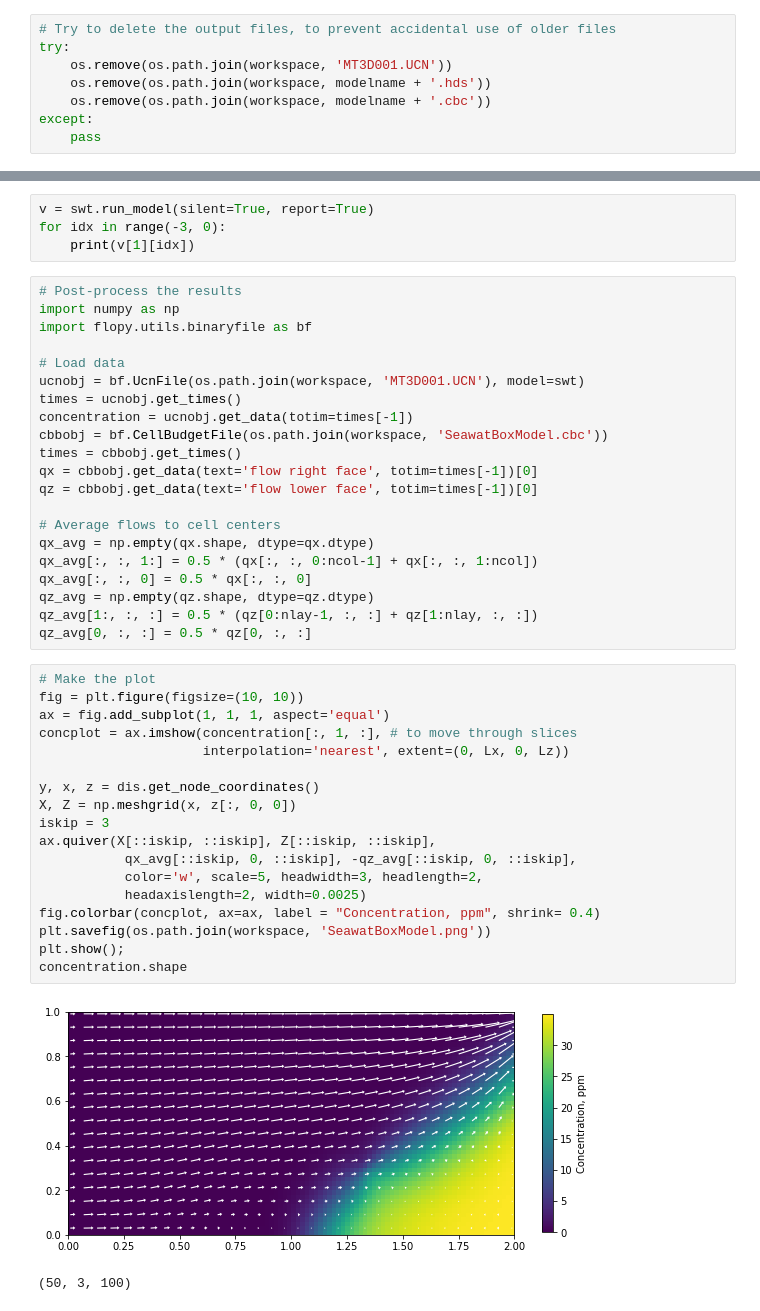
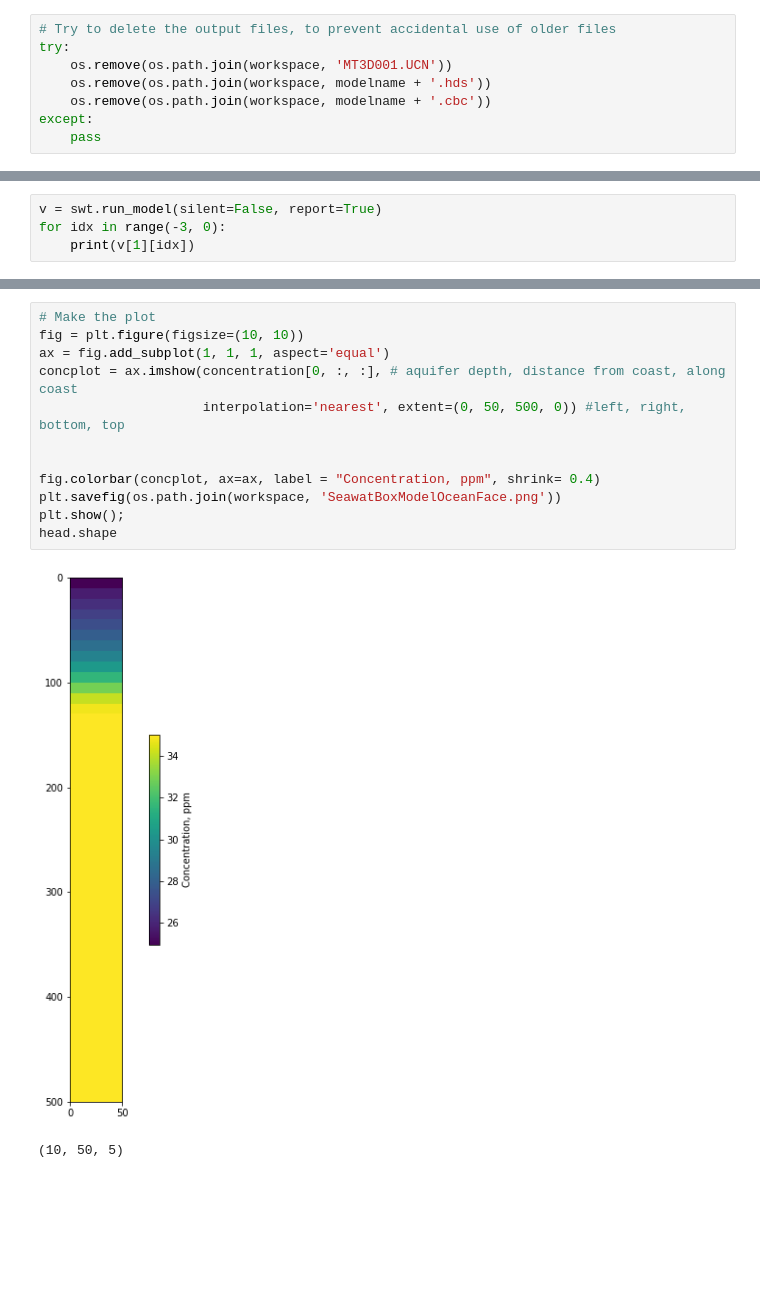
Before and after one commit to chelspeters7/DelawareStream, a Jupyter notebook: FloPy/SeawatBoxModelwWell.ipynb, the cells around one changed output, grey strips where cells are left out. Cells and saved outputs as stored; diff of their text form; blank space fills up the shorter version.

Commit message:
Running Seawat Box Model

```diff
--- a/FloPy/SeawatBoxModelwWell.ipynb
+++ b/FloPy/SeawatBoxModelwWell.ipynb
@@ -192,0 +201,4 @@ plotb = mm2.plot_grid()
+# %%
+v = swt.run_model(silent=False, report=True)
+for idx in range(-3, 0):
+    print(v[1][idx])
@@ -201,47 +281,16 @@ qm = modelmap.plot_bc('CHB', alpha=0.5)
-# %%
-v = swt.run_model(silent=True, report=True)
-for idx in range(-3, 0):
-    print(v[1][idx])
-# %%
-# Post-process the results
-import numpy as np
-import flopy.utils.binaryfile as bf
-
-# Load data
-ucnobj = bf.UcnFile(os.path.join(workspace, 'MT3D001.UCN'), model=swt)
-times = ucnobj.get_times()
-concentration = ucnobj.get_data(totim=times[-1])
-cbbobj = bf.CellBudgetFile(os.path.join(workspace, 'SeawatBoxModel.cbc'))
-times = cbbobj.get_times()
-qx = cbbobj.get_data(text='flow right face', totim=times[-1])[0]
-qz = cbbobj.get_data(text='flow lower face', totim=times[-1])[0]
-
-# Average flows to cell centers
-qx_avg = np.empty(qx.shape, dtype=qx.dtype)
-qx_avg[:, :, 1:] = 0.5 * (qx[:, :, 0:ncol-1] + qx[:, :, 1:ncol])
-qx_avg[:, :, 0] = 0.5 * qx[:, :, 0]
-qz_avg = np.empty(qz.shape, dtype=qz.dtype)
-qz_avg[1:, :, :] = 0.5 * (qz[0:nlay-1, :, :] + qz[1:nlay, :, :])
-qz_avg[0, :, :] = 0.5 * qz[0, :, :]
 # %%
 # Make the plot
 fig = plt.figure(figsize=(10, 10))
 ax = fig.add_subplot(1, 1, 1, aspect='equal')
-concplot = ax.imshow(concentration[:, 1, :], # to move through slices
-                     interpolation='nearest', extent=(0, Lx, 0, Lz))
+concplot = ax.imshow(concentration[0, :, :], # aquifer depth, distance from coast, along coast
+                     interpolation='nearest', extent=(0, 50, 500, 0)) #left, right, bottom, top
 
-y, x, z = dis.get_node_coordinates()
-X, Z = np.meshgrid(x, z[:, 0, 0])
-iskip = 3
-ax.quiver(X[::iskip, ::iskip], Z[::iskip, ::iskip],
-           qx_avg[::iskip, 0, ::iskip], -qz_avg[::iskip, 0, ::iskip],
-           color='w', scale=5, headwidth=3, headlength=2,
-           headaxislength=2, width=0.0025)
+
 fig.colorbar(concplot, ax=ax, label = "Concentration, ppm", shrink= 0.4)
-plt.savefig(os.path.join(workspace, 'SeawatBoxModel.png'))
+plt.savefig(os.path.join(workspace, 'SeawatBoxModelOceanFace.png'))
 plt.show();
-concentration.shape
+head.shape
 # %% [output]
-[figure, old version]
+[figure, new version]
-(50, 3, 100)
+(10, 50, 5)
 # %%
```
Also changed, not shown: parts of 16 cells of this notebook, 19 other files.
